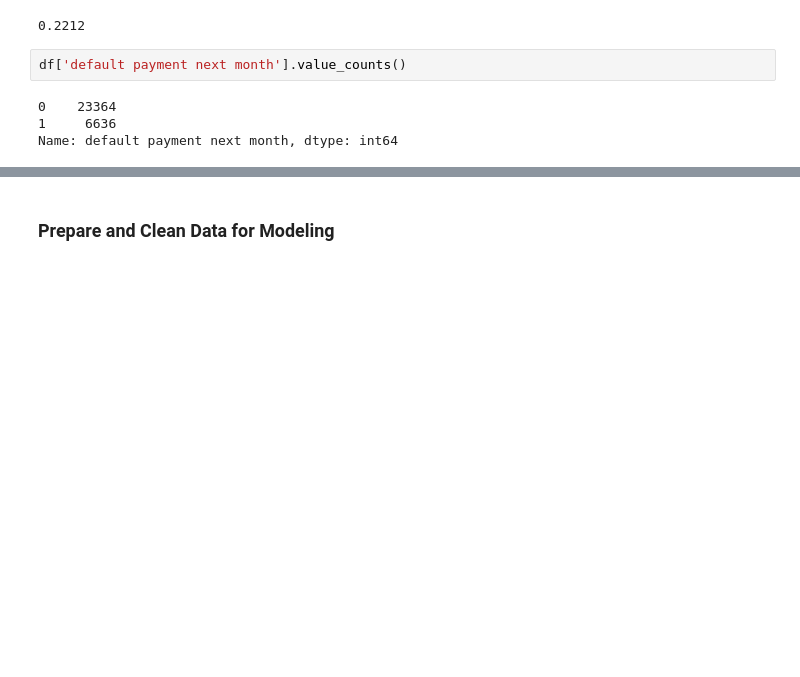
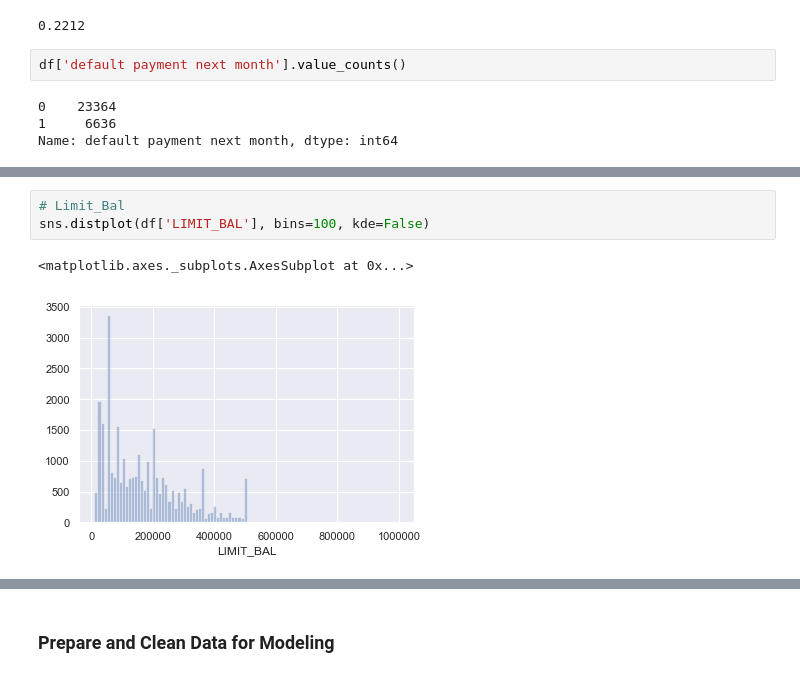
Before and after one commit to hannahlyon/credit-sesame-take-home, a Jupyter notebook: Credit Card Default.ipynb, the cells around one changed output, grey strips where cells are left out. Saved outputs shown, nothing was run; the diff lists cells and outputs as text; blank space fills up the shorter version.

```diff
--- a/Credit Card Default.ipynb
+++ b/Credit Card Default.ipynb
@@ -53,0 +138,6 @@ Name: default payment next month, dtype: int64
+# %%
+# Limit_Bal
+sns.distplot(df['LIMIT_BAL'], bins=100, kde=False)
+# %% [output]
+<matplotlib.axes._subplots.AxesSubplot at 0x...>
+[figure, added]
```
Also changed, not shown: parts of 70 cells of this notebook, 2 other files.
